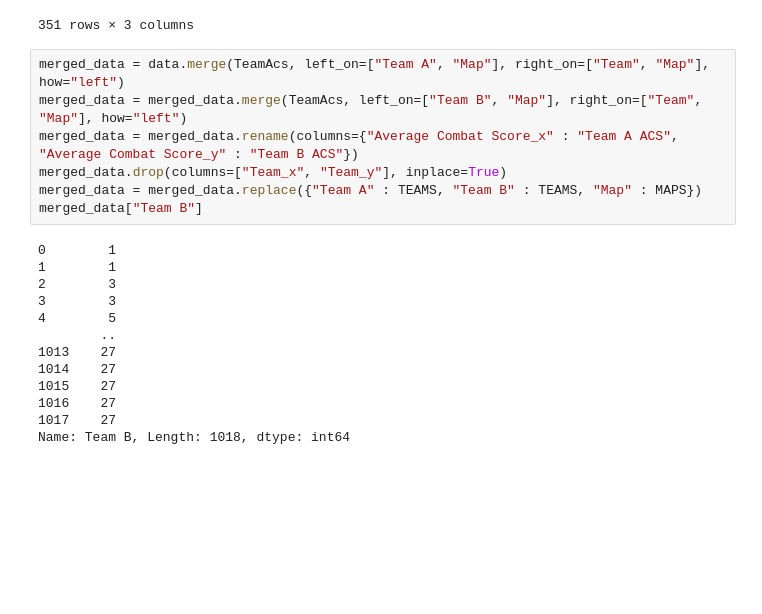
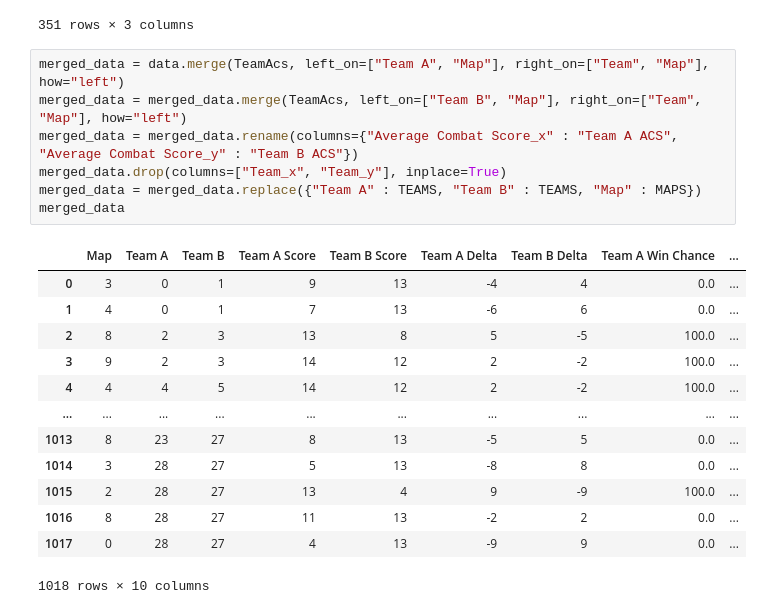
Before and after one commit to XLeling727/Valoglyph, a Jupyter notebook: data.ipynb, the cells around one changed output. Saved outputs shown, nothing was run; the diff lists cells and outputs as text; blank space fills up the shorter version.

```diff
--- a/data.ipynb
+++ b/data.ipynb
@@ -106,20 +106,21 @@ TeamAcs
 # %%
 merged_data = data.merge(TeamAcs, left_on=["Team A", "Map"], right_on=["Team", "Map"], how="left")
 merged_data = merged_data.merge(TeamAcs, left_on=["Team B", "Map"], right_on=["Team", "Map"], how="left")
 merged_data = merged_data.rename(columns={"Average Combat Score_x" : "Team A ACS", "Average Combat Score_y" : "Team B ACS"})
 merged_data.drop(columns=["Team_x", "Team_y"], inplace=True)
 merged_data = merged_data.replace({"Team A" : TEAMS, "Team B" : TEAMS, "Map" : MAPS})
-merged_data["Team B"]
+merged_data
 # %% [output]
+|  | Map | Team A | Team B | Team A Score | Team B Score | Team A Delta | Team B Delta | Team A Win Chance | ... |
+| 0 | 3 | 0 | 1 | 9 | 13 | -4 | 4 | 0.0 | ... |
+| 1 | 4 | 0 | 1 | 7 | 13 | -6 | 6 | 0.0 | ... |
+| 2 | 8 | 2 | 3 | 13 | 8 | 5 | -5 | 100.0 | ... |
+| 3 | 9 | 2 | 3 | 14 | 12 | 2 | -2 | 100.0 | ... |
+| 4 | 4 | 4 | 5 | 14 | 12 | 2 | -2 | 100.0 | ... |
+| ... | ... | ... | ... | ... | ... | ... | ... | ... | ... |
+| 1013 | 8 | 23 | 27 | 8 | 13 | -5 | 5 | 0.0 | ... |
+| 1014 | 3 | 28 | 27 | 5 | 13 | -8 | 8 | 0.0 | ... |
+| 1015 | 2 | 28 | 27 | 13 | 4 | 9 | -9 | 100.0 | ... |
+| 1016 | 8 | 28 | 27 | 11 | 13 | -2 | 2 | 0.0 | ... |
+| 1017 | 0 | 28 | 27 | 4 | 13 | -9 | 9 | 0.0 | ... |
-0        1
-1        1
-2        3
-3        3
-4        5
-        ..
-1013    27
-1014    27
-1015    27
-1016    27
-1017    27
-Name: Team B, Length: 1018, dtype: int64
+1018 rows × 10 columns
```
Also changed, not shown: parts of 8 cells of this notebook.
